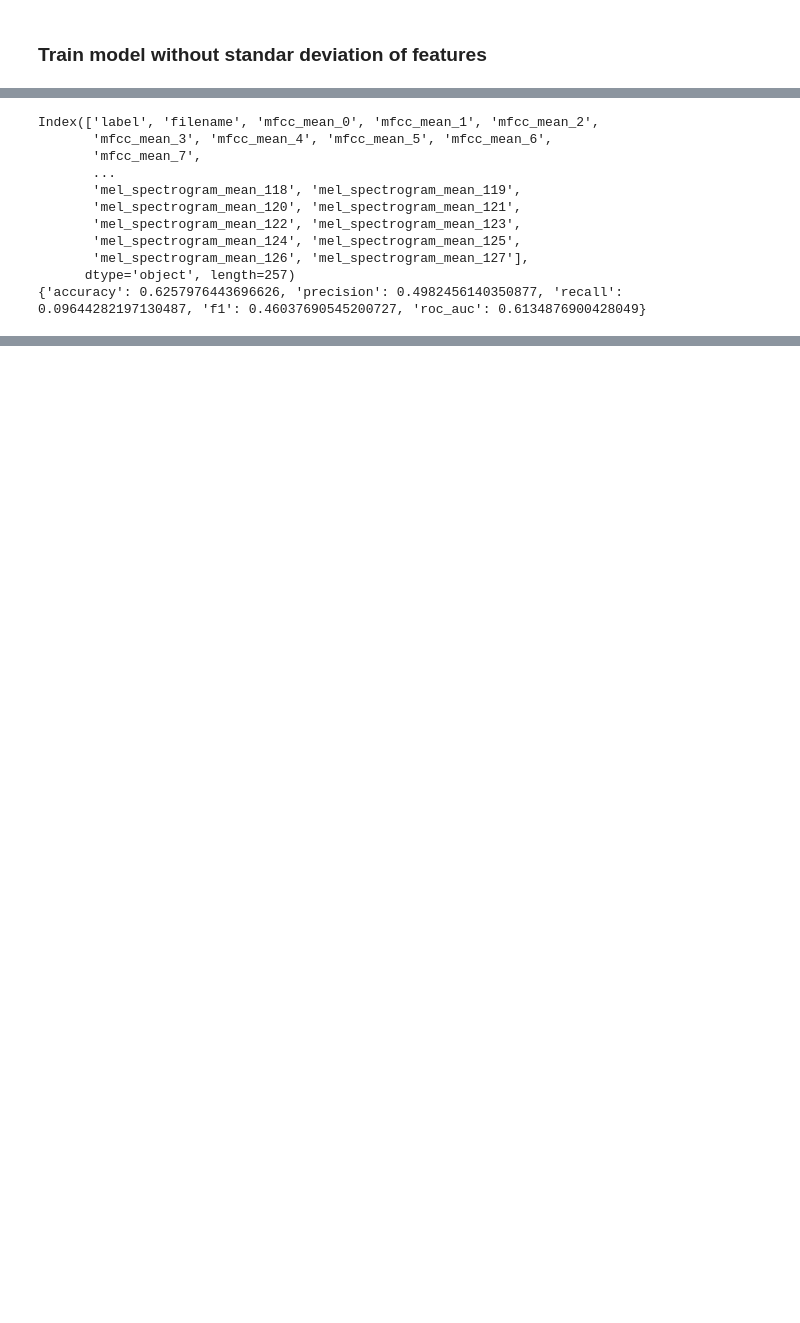
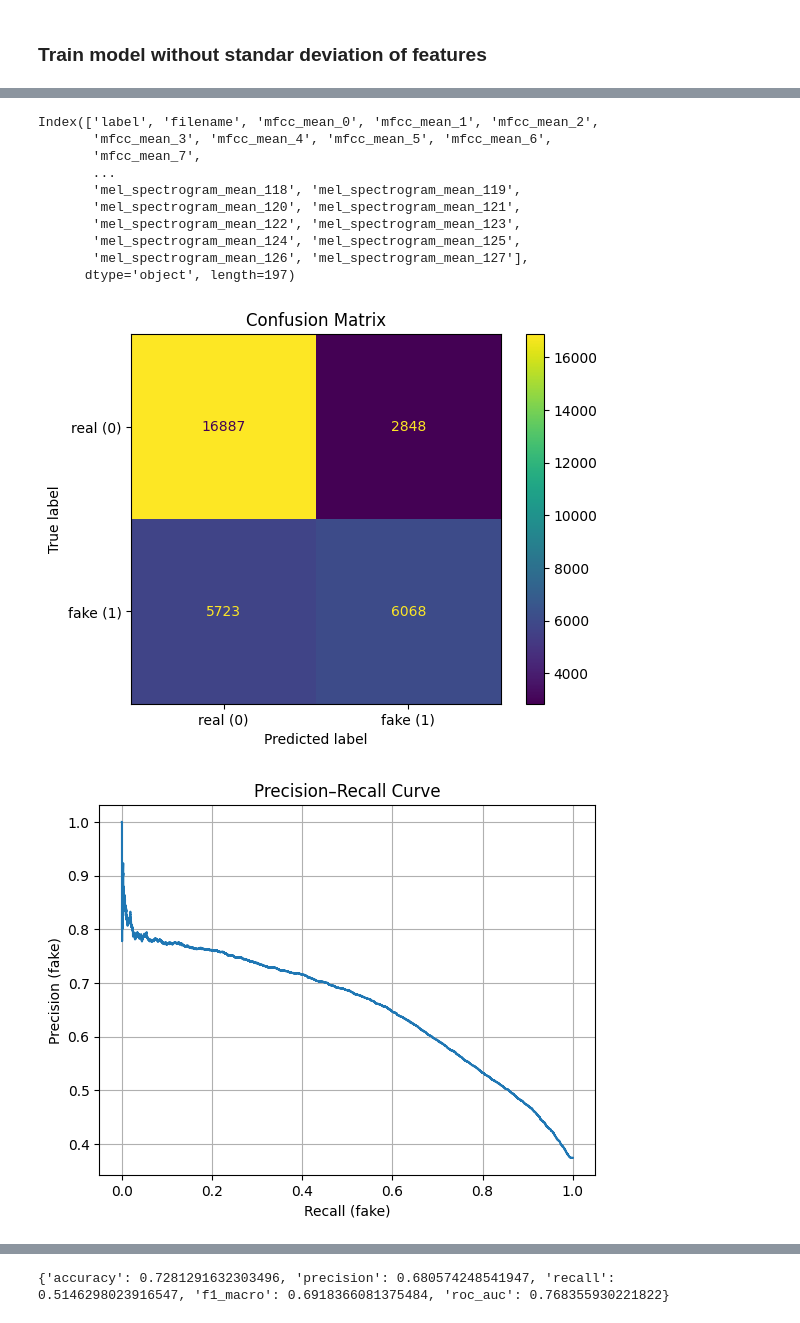
Before and after one commit to g-nazos/audio-deepfake-detection, a Jupyter notebook: notebooks/logistic_regression.ipynb, the cells around one changed output, grey strips where cells are left out. Drawn from its saved outputs; the diff is of its cells as text; code cells hidden in the pictures; blank space fills up the shorter version.

```diff
--- a/notebooks/logistic_regression.ipynb
+++ b/notebooks/logistic_regression.ipynb
@@ -400,8 +383,8 @@ Index(['label', 'filename', 'mfcc_mean_0', 'mfcc_std_0', 'mfcc_mean_1',
 ### Train model without standar deviation of features
 # %%
 
-train_data_path = os.path.join(DATASET_PATH, "training_features_40_512_256_128.parquet")
-test_data_path = os.path.join(DATASET_PATH, "testing_features_40_512_256_128.parquet")
+train_data_path = os.path.join(DATASET_PATH_FEATURES, "training_features_20_128_256_128.parquet")
+test_data_path = os.path.join(DATASET_PATH_FEATURES, "testing_features_20_128_256_128.parquet")
 
 df_train = pd.read_parquet(train_data_path)
 df_test = pd.read_parquet(test_data_path)
@@ -412,13 +395,13 @@ print('---------------------------------------')
 test_data_no_std = df_test.loc[:, ~df_test.columns.str.contains("_std_")]
 print(test_data_no_std.columns)
 
-train_data_no_std.to_parquet(os.path.join(DATASET_PATH, "training_features_no_std_40_512_256_128.parquet"))
-test_data_no_std.to_parquet(os.path.join(DATASET_PATH, "testing_features_no_std_40_512_256_128.parquet"))
+train_data_no_std.to_parquet(os.path.join(DATASET_PATH_FEATURES, "training_features_no_std_20_128_256_128.parquet"))
+test_data_no_std.to_parquet(os.path.join(DATASET_PATH_FEATURES, "testing_features_no_std_20_128_256_128.parquet"))
 
 
 
-df = pd.read_parquet(os.path.join(DATASET_PATH, "training_features_no_std_40_512_256_128.parquet"))
-df_test = pd.read_parquet(os.path.join(DATASET_PATH, "testing_features_no_std_40_512_256_128.parquet"))
+df = pd.read_parquet(os.path.join(DATASET_PATH_FEATURES, "training_features_no_std_20_128_256_128.parquet"))
+df_test = pd.read_parquet(os.path.join(DATASET_PATH_FEATURES, "testing_features_no_std_20_128_256_128.parquet"))
 #print(df.head())
 print(df_test.head())
 print(df_test.shape)
@@ -426,15 +409,15 @@ print(df_test.shape)
 
 lr_params = {
             "C": 1.0,  # Regularization strength
-            "class_weight": "balanced",  # Handle imbalanced classes
+            "class_weight": None,  # Handle imbalanced classes
             "max_iter": 5000,  # Usually enough to converge
             "random_state": 42,
             "solver": "lbfgs",  # Good for small-medium datasets, handles binary classification well
             "penalty": "l2",  # Standard L2 regularization
         }
 
-pipeline_no_std, metrics_no_std, lr_params_no_std, feature_names_no_std, metadata_extra_no_std = train_and_evaluate_logistic_regression(os.path.join(DATASET_PATH, "training_features_no_std_40_512_256_128.parquet"),
-                                                                                                                                         os.path.join(DATASET_PATH, "testing_features_no_std_40_512_256_128.parquet"),
+pipeline_no_std, metrics_no_std, lr_params_no_std, feature_names_no_std, metadata_extra_no_std = train_and_evaluate_logistic_regression(os.path.join(DATASET_PATH_FEATURES, "training_features_no_std_20_128_256_128.parquet"),
+                                                                                                                                         os.path.join(DATASET_PATH_FEATURES, "testing_features_no_std_20_128_256_128.parquet"),
                                                                                                                                          lr_params)
 
 print(metrics_no_std)
@@ -459,21 +442,22 @@ Index(['label', 'filename', 'mfcc_mean_0', 'mfcc_mean_1', 'mfcc_mean_2',
 # %%
-itw_test_data_path = os.path.join(ITW_DATASET_PATH, 'normalized_features',"itw_features_40_2048_512_128_trimmed.parquet")
+itw_test_data_path = os.path.join(ITW_DATASET_PATH, 'normalized_features',"itw_features_20_128_256_128.parquet")
 itw_data= pd.read_parquet(itw_test_data_path)
 itw_data_no_std = itw_data.loc[:, ~itw_data.columns.str.contains("_std_")]
 print(itw_data_no_std.columns)
-itw_data_no_std.to_parquet(os.path.join(DATASET_PATH, "itw_features_no_std_40_512_256_128.parquet"))
+itw_data_no_std.to_parquet(os.path.join(ITW_DATASET_PATH, 'normalized_features', "itw_features_no_std_20_128_256_128.parquet"))
 
-metrics, metadata_extra = evaluate_model_on_parquet(pipeline_no_std, os.path.join(DATASET_PATH, "itw_features_no_std_40_512_256_128.parquet"))
+metrics, metadata_extra = evaluate_model_on_parquet(pipeline_no_std, os.path.join(ITW_DATASET_PATH, 'normalized_features', "itw_features_no_std_20_128_256_128.parquet"), plots=True)
 print(metrics)
 # %% [output]
 Index(['label', 'filename', 'mfcc_mean_0', 'mfcc_mean_1', 'mfcc_mean_2',
        'mfcc_mean_3', 'mfcc_mean_4', 'mfcc_mean_5', 'mfcc_mean_6',
        'mfcc_mean_7',
        ...
        'mel_spectrogram_mean_118', 'mel_spectrogram_mean_119',
        'mel_spectrogram_mean_120', 'mel_spectrogram_mean_121',
        'mel_spectrogram_mean_122', 'mel_spectrogram_mean_123',
        'mel_spectrogram_mean_124', 'mel_spectrogram_mean_125',
        'mel_spectrogram_mean_126', 'mel_spectrogram_mean_127'],
-      dtype='object', length=257)
-{'accuracy': 0.6257976443696626, 'precision': 0.4982456140350877, 'recall': 0.09644282197130487, 'f1': 0.46037690545200727, 'roc_auc': 0.6134876900428049}
+      dtype='object', length=197)
+[figure, added]
+[figure, added]
@@ -479,0 +465 @@ Index(['label', 'filename', 'mfcc_mean_0', 'mfcc_mean_1', 'mfcc_mean_2',
+{'accuracy': 0.7281291632303496, 'precision': 0.680574248541947, 'recall': 0.5146298023916547, 'f1_macro': 0.6918366081375484, 'roc_auc': 0.768355930221822}
```
Also changed, not shown: parts of 21 cells of this notebook, 3 other files.
